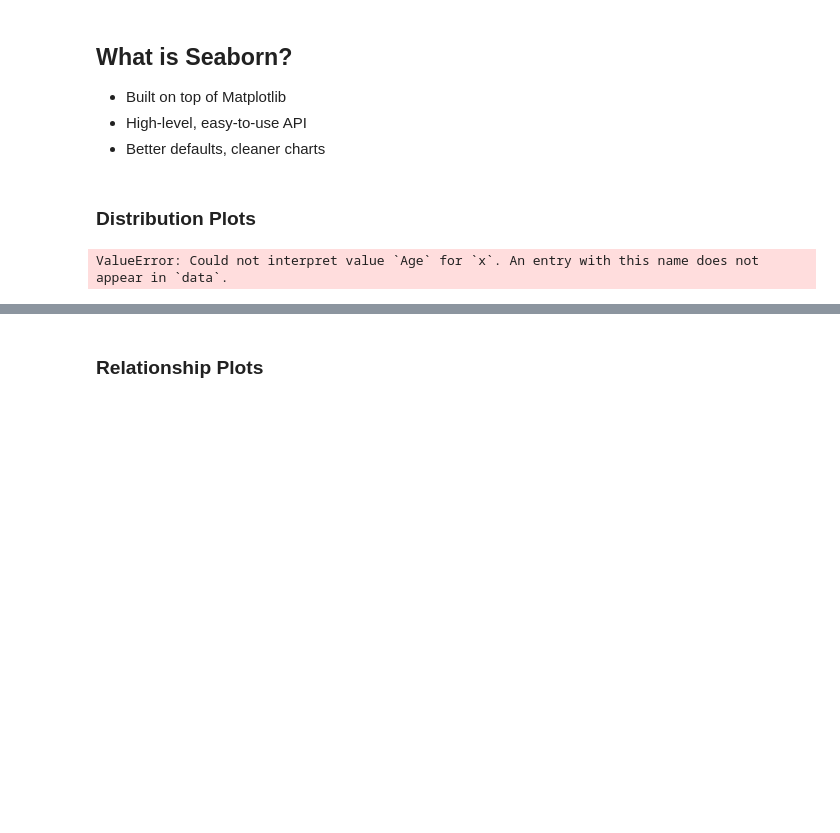
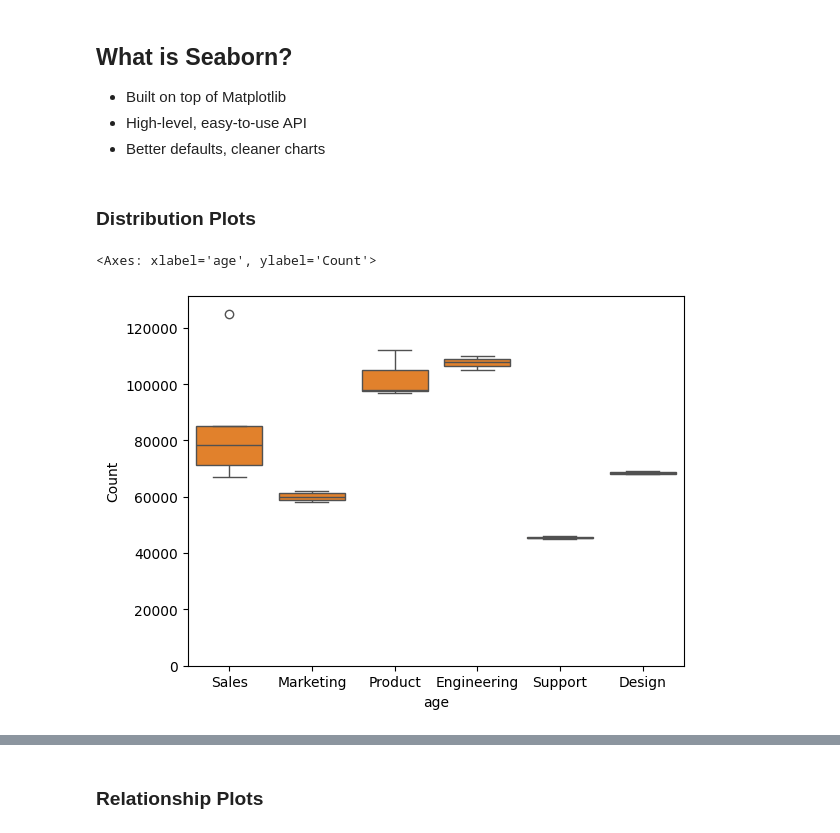
Before and after one commit to dranigodfrey/python-for-data-analytics, a Jupyter notebook: main.ipynb, the cells around one changed output, grey strips where cells are left out. Drawn from its saved outputs; the diff is of its cells as text; code cells hidden in the pictures; blank space fills up the shorter version.

```diff
--- a/main.ipynb
+++ b/main.ipynb
@@ -3185,16 +3360,16 @@ By the end of this week, you will be able to:
 # %%
 import seaborn as sns
 import matplotlib.pyplot as plt
+# %%
+df = pd.read_csv("Resources/Dataset/employee_sales_data.csv")
 # %% [markdown]
 ### Distribution Plots
 # %%
 # Histogram + KDE
-sns.histplot(data=df, x="Age", kde=True)
+sns.histplot(data=df, x="age", kde=True)
 
 # Boxplot
-sns.boxplot(data=df, x="Department", y="Salary")
-
-# Violin plot
-sns.violinplot(data=df, x="Region", y="Revenue")
+sns.boxplot(data=df, x="department", y="salary")
 # %% [output]
-ValueError: Could not interpret value `Age` for `x`. An entry with this name does not appear in `data`.
+<Axes: xlabel='age', ylabel='Count'>
+[figure, added]
```
Also changed, not shown: parts of 48 cells of this notebook, 1 other file.
